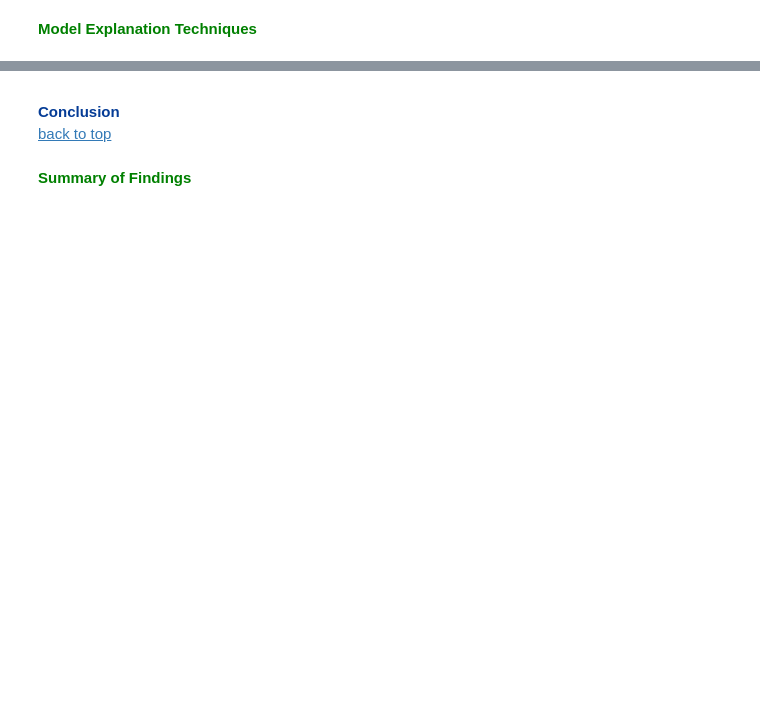
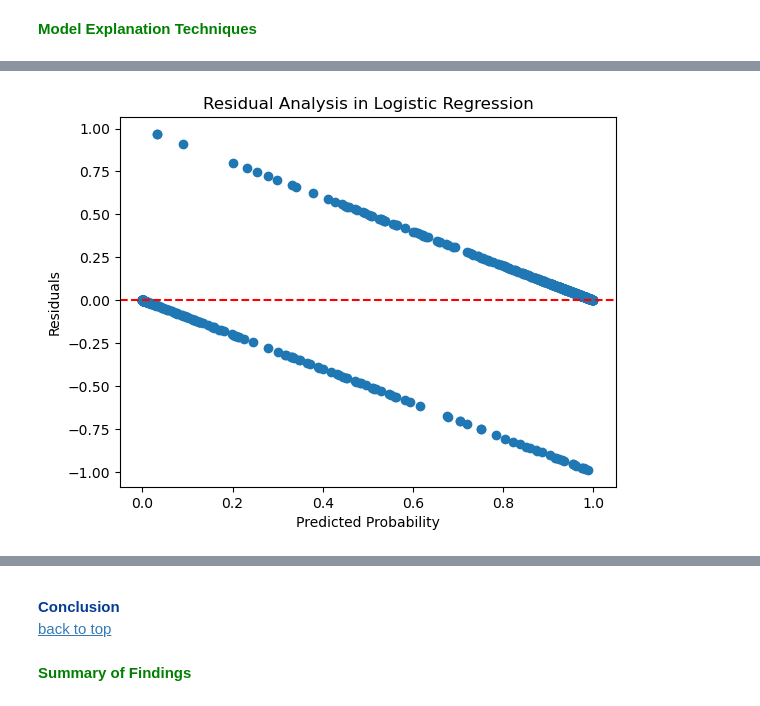
Before and after one commit to omar-kabeer/forecasting-academic-trajectories, a Jupyter notebook: notebooks/notebook.ipynb, the cells around one changed output, grey strips where cells are left out. Cells and saved outputs as stored; diff of their text form; code cells hidden in the pictures; blank space fills up the shorter version.

```diff
--- a/notebooks/notebook.ipynb
+++ b/notebooks/notebook.ipynb
@@ -1546,2 +1623,26 @@ plt.show()
+# %%
+# Split the data into training and testing sets
+X_train, X_test, y_train, y_test = train_test_split(train_df, y, test_size=0.2, random_state=42)
+
+# Fit a logistic regression model
+model = LogisticRegression()
+model.fit(X_train, y_train)
+
+# Make predictions on the test set
+y_pred = model.predict(X_test)
+y_pred_proba = model.predict_proba(X_test)
+
+# Calculate the residuals
+residuals = y_test - y_pred_proba[:, 1]
+
+# Plot the residuals against predicted probabilities
+plt.scatter(y_pred_proba[:, 1], residuals)
+plt.axhline(y=0, color='r', linestyle='--')
+plt.xlabel('Predicted Probability')
+plt.ylabel('Residuals')
+plt.title('Residual Analysis in Logistic Regression')
+plt.show()
+# %% [output]
+[figure, added]
 # %% [markdown]
 <font size="+0" color='green'><b> Business Impact Analysis</b></font>
```
Also changed, not shown: parts of 7 cells of this notebook.
